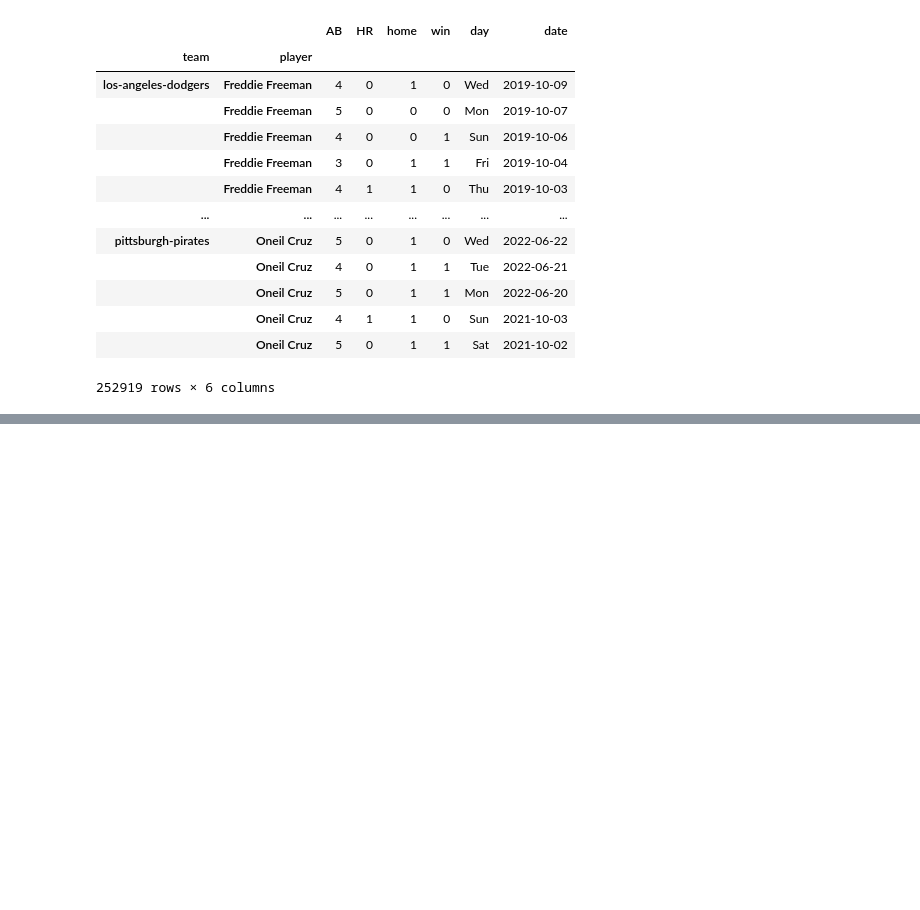
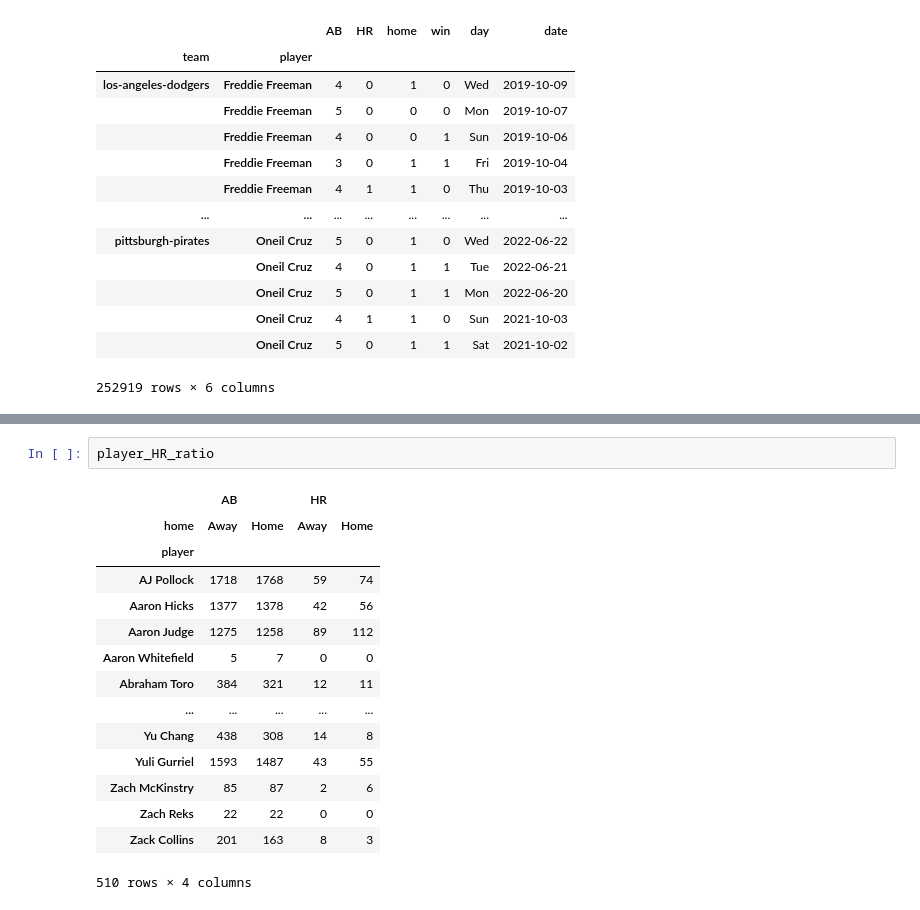
Before and after one commit to chetools/StemUnleashed, a Jupyter notebook: 07Jul2022_MLB.ipynb, the cells around one changed output, grey strips where cells are left out. Drawn from its saved outputs; the diff is of its cells as text; blank space fills up the shorter version.

```diff
--- a/07Jul2022_MLB.ipynb
+++ b/07Jul2022_MLB.ipynb
@@ -93,0 +134,18 @@ team_HomeAway.sort_values('ratio',ascending=False)
+# %%
+player_HR_ratio
+# %% [output]
+|  | AB |  | HR |  |
+| home | Away | Home | Away | Home |
+| player |  |  |  |  |
+| AJ Pollock | 1718 | 1768 | 59 | 74 |
+| Aaron Hicks | 1377 | 1378 | 42 | 56 |
+| Aaron Judge | 1275 | 1258 | 89 | 112 |
+| Aaron Whitefield | 5 | 7 | 0 | 0 |
+| Abraham Toro | 384 | 321 | 12 | 11 |
+| ... | ... | ... | ... | ... |
+| Yu Chang | 438 | 308 | 14 | 8 |
+| Yuli Gurriel | 1593 | 1487 | 43 | 55 |
+| Zach McKinstry | 85 | 87 | 2 | 6 |
+| Zach Reks | 22 | 22 | 0 | 0 |
+| Zack Collins | 201 | 163 | 8 | 3 |
+510 rows × 4 columns
```
Also changed, not shown: parts of 5 cells of this notebook.
